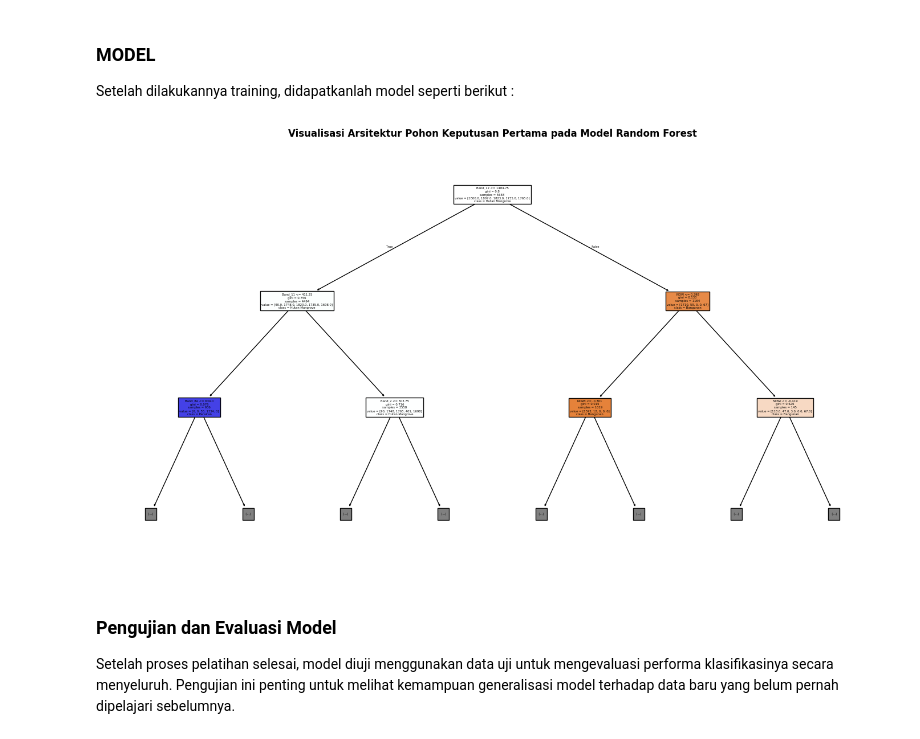
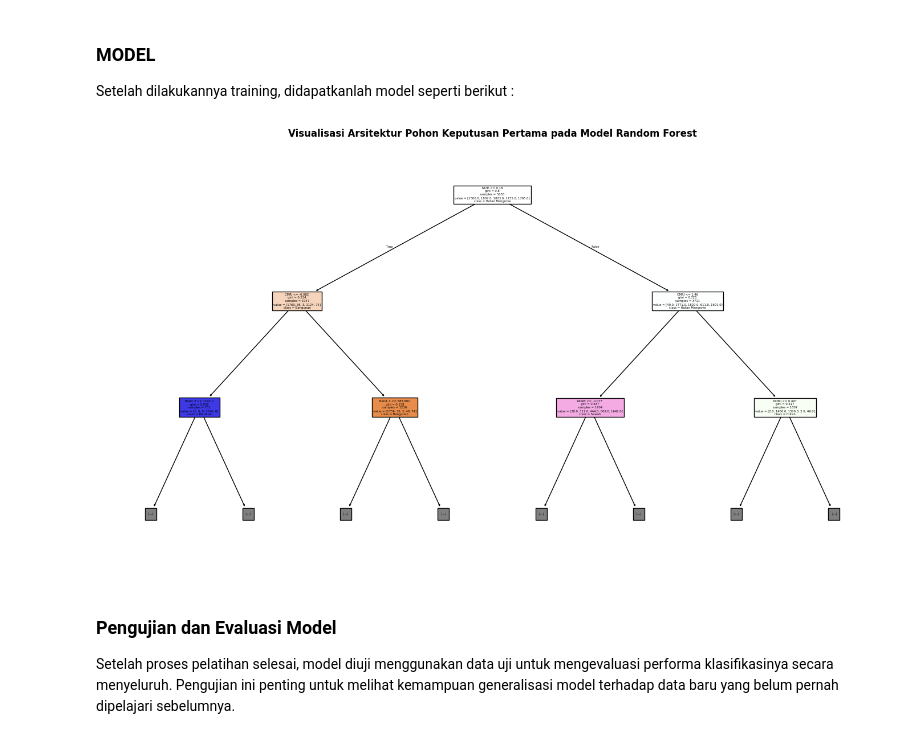
Before and after one commit to SUSUPAN223/catatan_kuliah, a Jupyter notebook: _sources/Proyek_Sains_Data/UTS_Klasifikasi.ipynb, the cells around one changed output. Saved outputs shown, nothing was run; the diff lists cells and outputs as text; code cells hidden in the pictures.

```diff
--- a/_sources/Proyek_Sains_Data/UTS_Klasifikasi.ipynb
+++ b/_sources/Proyek_Sains_Data/UTS_Klasifikasi.ipynb
@@ -492,24 +541,24 @@ Setelah dilakukannya training, didapatkanlah model seperti berikut :
 # %%
 import matplotlib.pyplot as plt
 from sklearn.tree import plot_tree
 
 # Mengekstrak estimator (pohon keputusan) pertama dari ansambel Random Forest
 pohon_pertama = rf_model.estimators_[0]
 
 plt.figure(figsize=(14, 8))
 plot_tree(
     pohon_pertama,
-    feature_names=['Band_2', 'Band_3', 'Band_4', 'Band_8A', 'Band_11', 'Band_12', 'NDVI', 'NDWI'],
+    feature_names=['Band_2', 'Band_3', 'Band_4', 'Band_8A', 'Band_11', 'Band_12', 'NDVI', 'NDWI', 'MVI', 'CMRI', 'NDMI', 'SAVI', 'BSI', 'NDTI'],
     class_names=list(rf_model.classes_),
     filled=True,
     max_depth=2
 )
 
 plt.title("Visualisasi Arsitektur Pohon Keputusan Pertama pada Model Random Forest", fontsize=12, fontweight='bold')
 plt.tight_layout()
 plt.show()
 # %% [output]
-[figure, old version]
+[figure, new version]
 # %% [markdown]
 
 ### Pengujian dan Evaluasi Model
```
Also changed, not shown: parts of 14 cells of this notebook, 19 other files.
